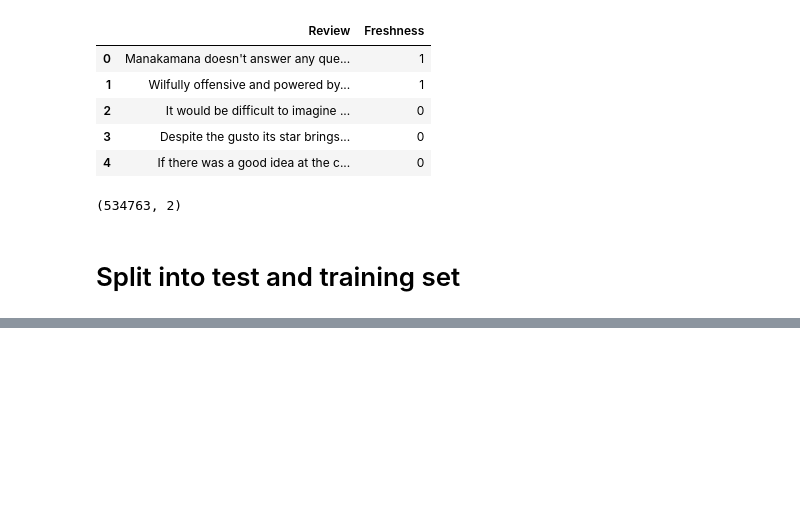
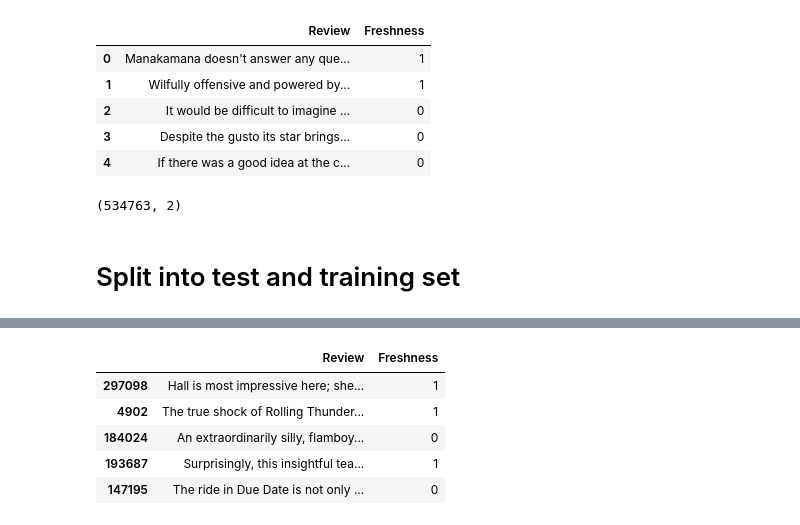
Before and after one commit to KatharinaWiedmann/DataEngGroupProject, a Jupyter notebook: Cleaned_project.ipynb, the cells around one changed output, grey strips where cells are left out. Drawn from its saved outputs; the diff is of its cells as text; code cells hidden in the pictures; blank space fills up the shorter version.

```diff
--- a/Cleaned_project.ipynb
+++ b/Cleaned_project.ipynb
@@ -310,0 +313,9 @@ development_split
+# %%
+development_split.head()
+# %% [output]
+|  | Review | Freshness |
+| 297098 | Hall is most impressive here; she... | 1 |
+| 4902 | The true shock of Rolling Thunder... | 1 |
+| 184024 | An extraordinarily silly, flamboy... | 0 |
+| 193687 | Surprisingly, this insightful tea... | 1 |
+| 147195 | The ride in Due Date is not only ... | 0 |
```
Also changed, not shown: parts of 7 cells of this notebook, 2 other files.
